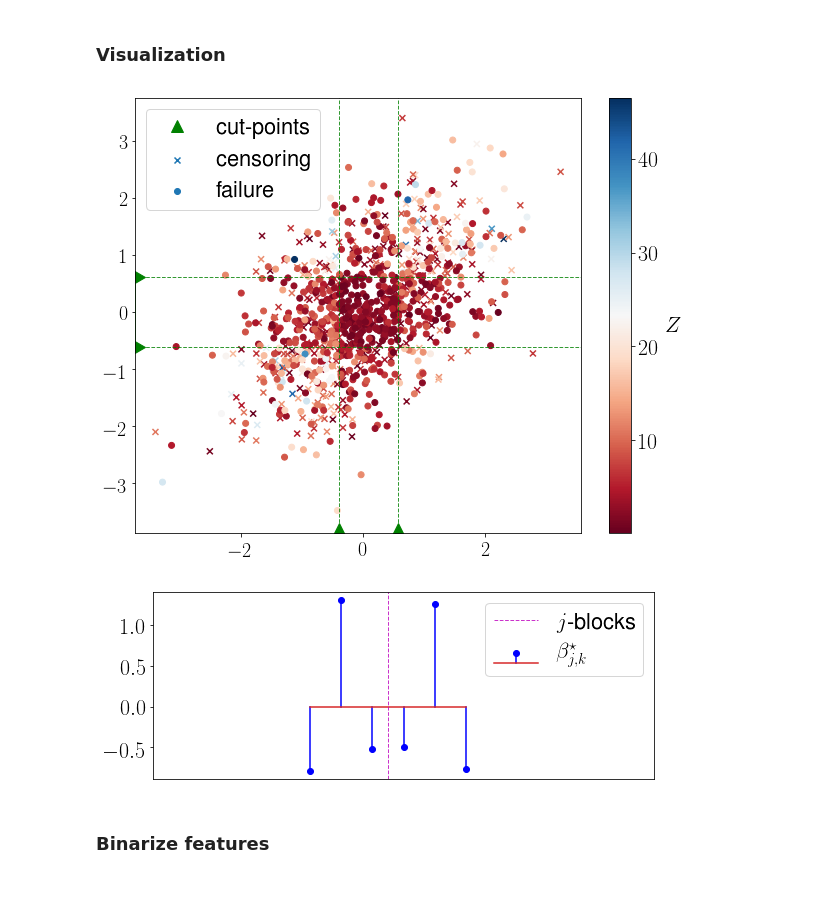
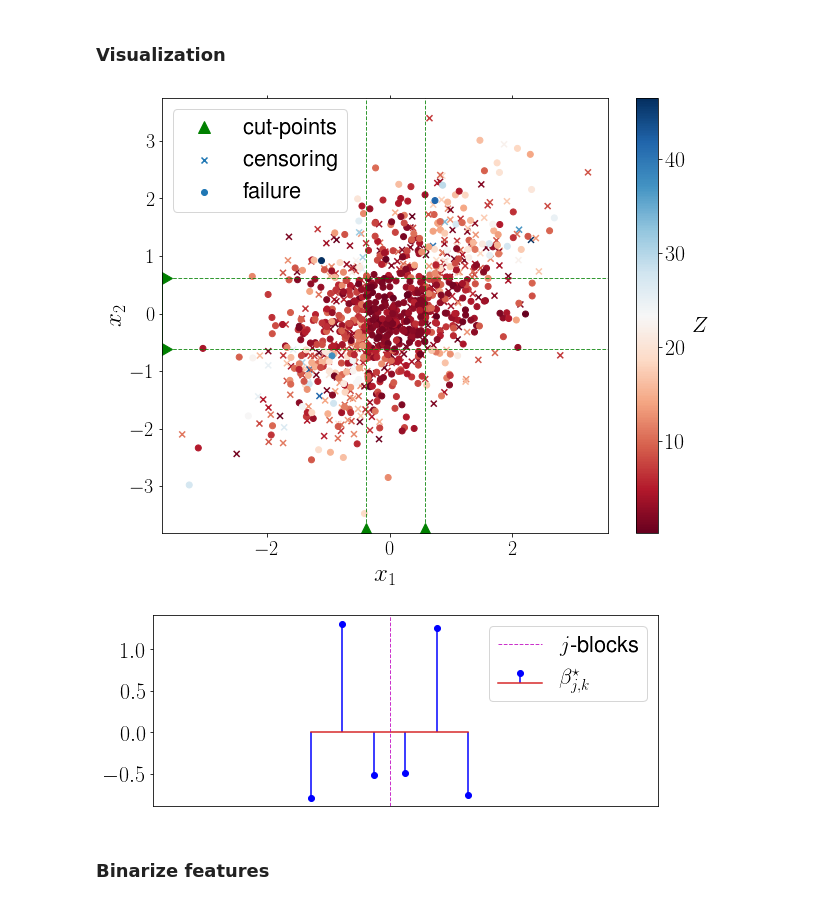
Before and after one commit to SimonBussy/binacox, a Jupyter notebook: tutorial.ipynb, the cells around one changed output. Saved outputs shown, nothing was run; the diff lists cells and outputs as text; code cells hidden in the pictures.

```diff
--- a/tutorial.ipynb
+++ b/tutorial.ipynb
@@ -61,37 +61,38 @@ if n_features == 2:
             marker=(3, 0, 3*90), c='g', ms=20)
     for cut_p in cut_points['1'][1:-1]:
         ax.axhline(cut_p, ls='--', c='g', alpha=.8, lw=1)
     ax.tick_params(labelsize=20)
+    ax.set_xlabel('$x_1$', fontsize=25)
+    ax.set_ylabel('$x_2$', fontsize=25)
     pl.tick_params(axis='x', which='both', top='off')
     legend = pl.legend(prop={'size': 22})
     legend.legendHandles[0]._legmarker.set_markersize(12)
     pl.savefig('./figures/simulated_data.pdf', bbox_inches='tight')
     pl.show()
 
 fig = pl.figure(figsize=(8, 3))
 ax = fig.add_subplot(111)
 ax.stem(beta_star, linefmt='b', markerfmt='bo', label=r"$\beta^\star_{j,k}$")
 ax.set_xlim([-5, len(beta_star) + 5])
 n_coeffs_cum = 0
 for i in range(n_features - 1):
     n_coeffs = len(cut_points[str(i)]) - 1
     label = ''
     if i == 0:
         label = r'$j$-blocks'
     ax.axvline(n_coeffs_cum + n_coeffs - .5, c='m',
                ls='--', alpha=.8, lw=1, label=label)
     n_coeffs_cum += n_coeffs
 
-pl.tick_params(axis='x', which='both', bottom='off',
-               top='off', labelbottom='off')
 pl.yticks(fontsize = 22)
+ax.get_xaxis().set_visible(False)
 ax.legend(numpoints=1, markerscale=.5, fontsize=22)
 pl.tight_layout()
 pl.savefig('./figures/simulated_beta.pdf', bbox_inches='tight')
 pl.show()
 # %% [output]
-[figure, old version]
+[figure, new version]
-[figure, old version]
+[figure, new version]
 # %% [markdown]
 ### Binarize features
 # %%
```
Also changed, not shown: parts of 8 cells of this notebook, 21 other files.
